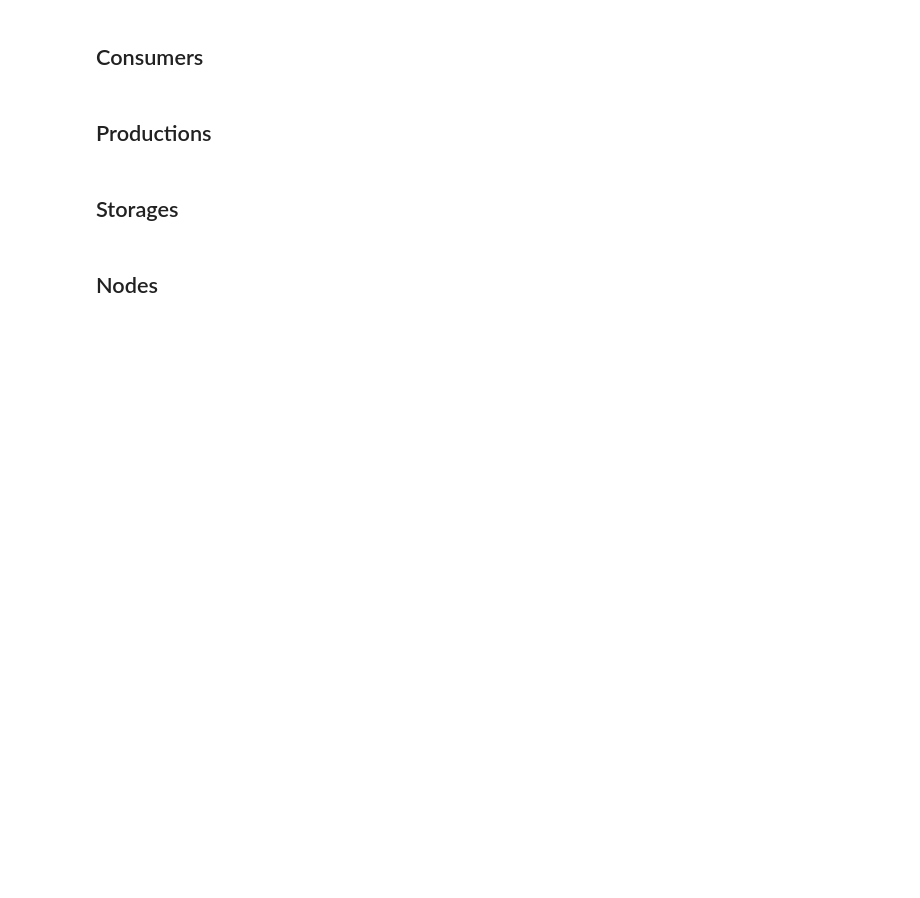
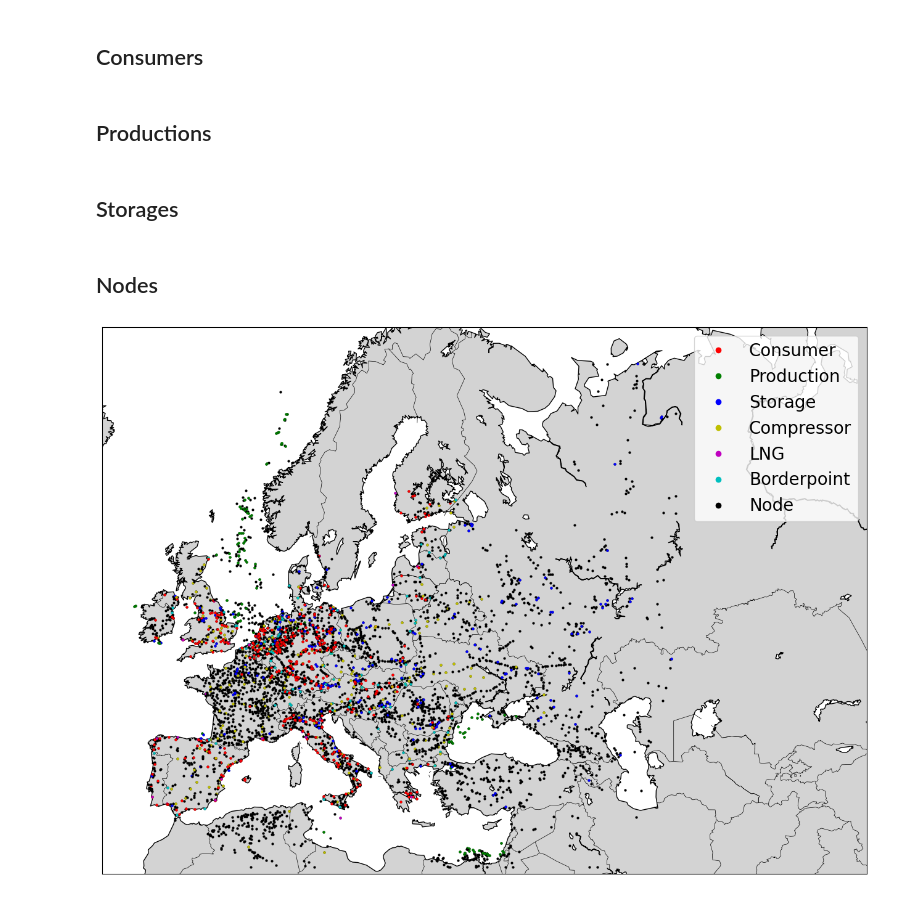
Before and after one commit to johanmasvie/iggielgn_topology_analysis, a Jupyter notebook: IGGIELGN.ipynb, the cells around one changed output. Cells and saved outputs as stored; diff of their text form; code cells hidden in the pictures; blank space fills up the shorter version.

Commit message:
fixing nodes can be multiple types

```diff
--- a/IGGIELGN.ipynb
+++ b/IGGIELGN.ipynb
@@ -137,41 +135,45 @@ for row in iggielgn_nodes.itertuples():
 # Plot the nodes on the map
 fig, ax = plt.subplots(figsize=(16, 16))
 
 # Use BaseMap to underlay a map of Europe
 m = Basemap(projection='merc', llcrnrlat=30, urcrnrlat=70, llcrnrlon=-15, urcrnrlon=80, resolution='l')
 m.drawcoastlines()
 m.drawcountries()
 m.fillcontinents(color='lightgray')
 
 # Plot the nodes, and color based on the type
 for row in iggielgn_nodes.itertuples():
     x, y = m(row.long, row.lat)
-    if row.type == 'consumer':
+    # If row.type contains "consumer", color red
+    if 'node' in row.type:
+        m.plot(x, y, 'ko', markersize=2)
+    if 'consumer' in row.type:
         m.plot(x, y, 'ro', markersize=2)
-    elif row.type == 'production':
+    if 'production' in row.type:
         m.plot(x, y, 'go', markersize=2)
-    elif row.type == 'storage':
+    if 'storage' in row.type:
         m.plot(x, y, 'bo', markersize=2)
-    elif row.type == 'compressor':
+    if 'compressor' in row.type:
         m.plot(x, y, 'yo', markersize=2)
-    elif row.type == 'lng':
+    if 'lng' in row.type:
         m.plot(x, y, 'mo', markersize=2)
-    elif row.type == 'borderpoint':
+    if 'borderpoint' in row.type:
         m.plot(x, y, 'co', markersize=2)
-    else:
-        m.plot(x, y, 'ko', markersize=2)
+
 
 # Add legend
 plt.plot([], [], 'ro', label='Consumer')
 plt.plot([], [], 'go', label='Production')
 plt.plot([], [], 'bo', label='Storage')
 plt.plot([], [], 'yo', label='Compressor')
 plt.plot([], [], 'mo', label='LNG')
 plt.plot([], [], 'co', label='Borderpoint')
 plt.plot([], [], 'ko', label='Node')
 plt.legend(loc='upper right', fontsize=20)
 
 plt.show()
+# %% [output]
+[figure, added]
 # %%
 # Create a networkx graph using the nodes_df as nodes and the pipe_segments_df as edges
 G_multi_directed = nx.MultiDiGraph()
```
Also changed, not shown: parts of 11 cells of this notebook, 4 other files.
